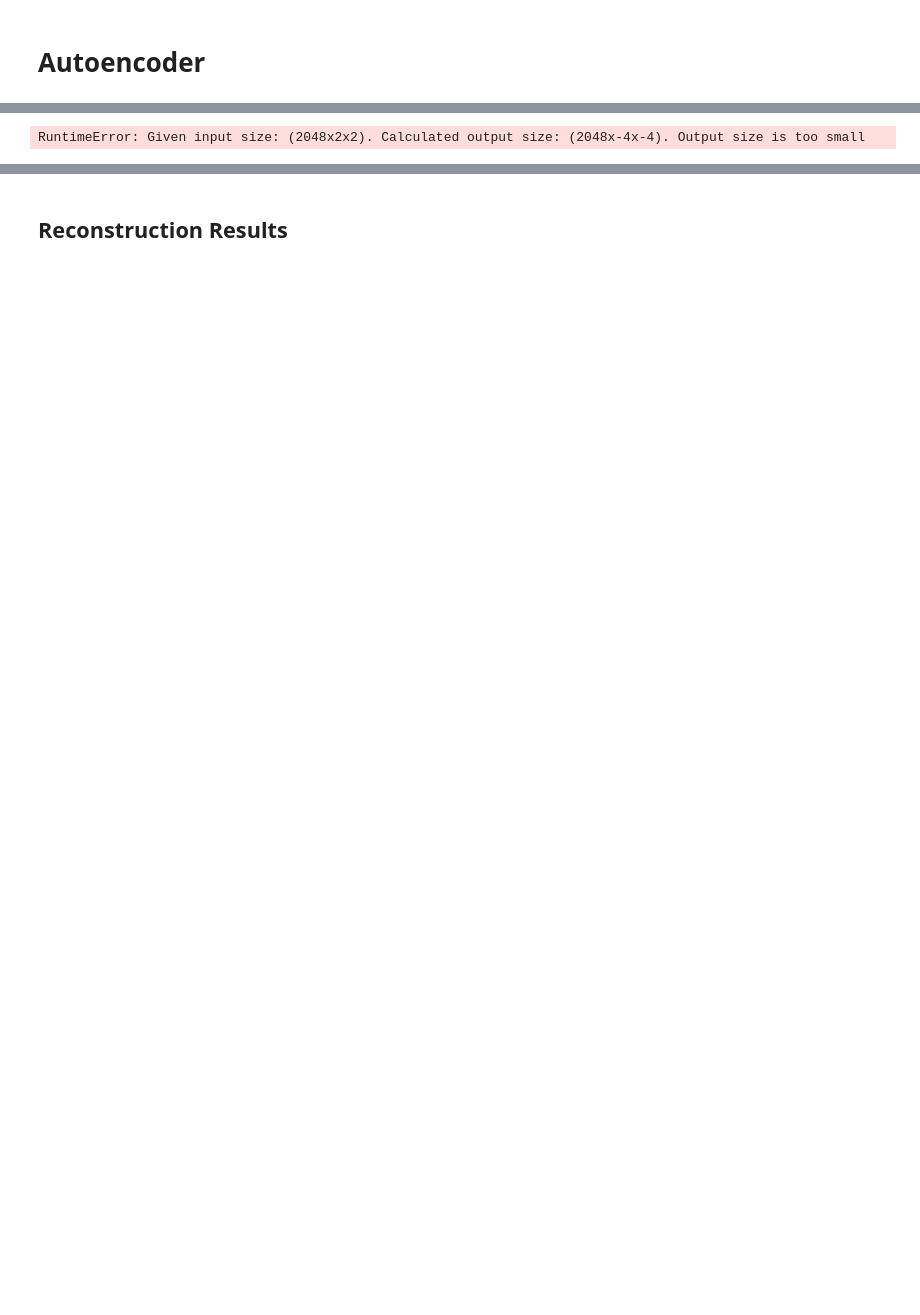
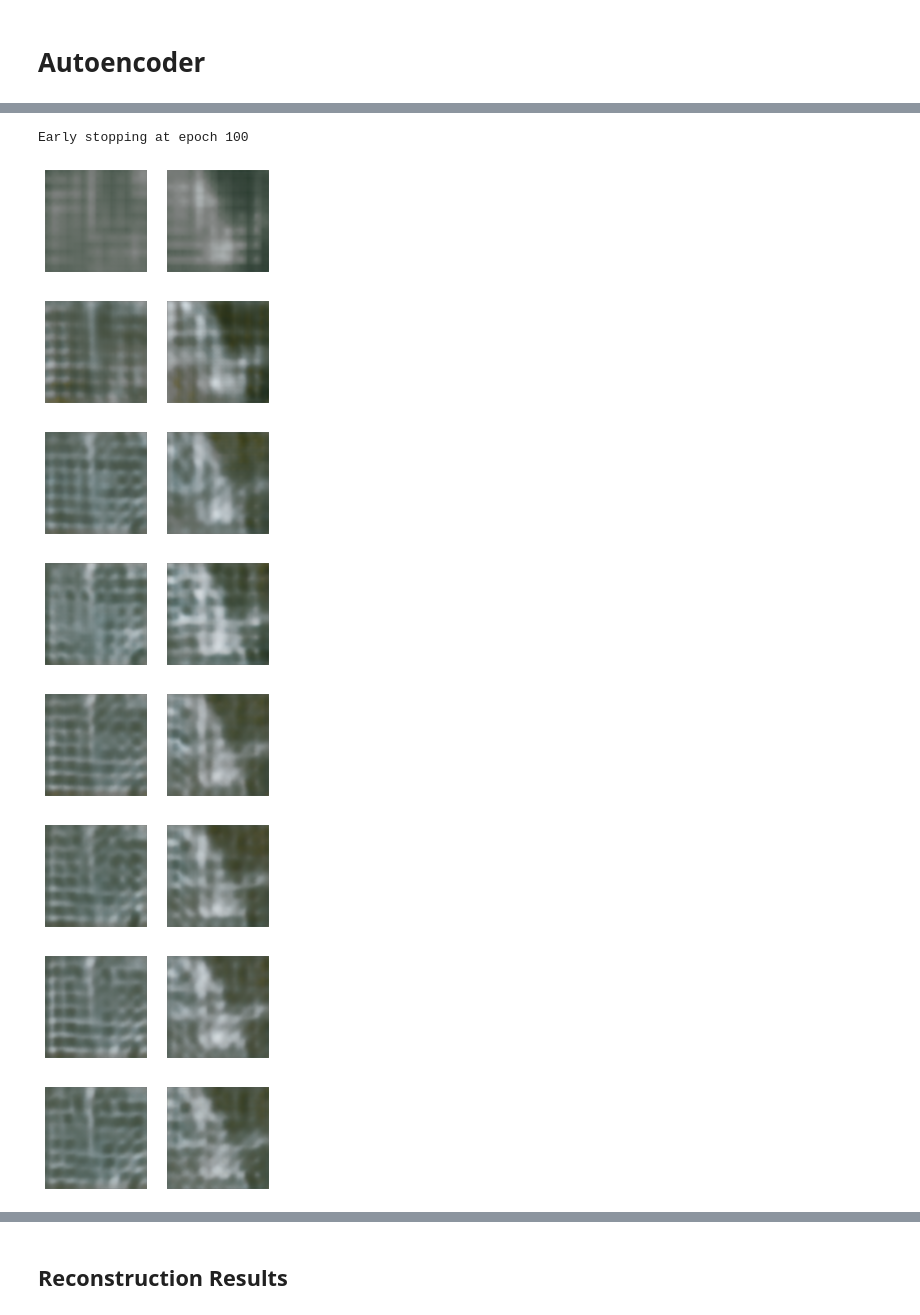
Before and after one commit to sunnyqywang/demand_image, a Jupyter notebook: M0_0_AE_ResNeXt_Train.ipynb, the cells around one changed output, grey strips where cells are left out. Cells and saved outputs as stored; diff of their text form; code cells hidden in the pictures; blank space fills up the shorter version.

```diff
--- a/M0_0_AE_ResNeXt_Train.ipynb
+++ b/M0_0_AE_ResNeXt_Train.ipynb
@@ -285 +188,13 @@ RuntimeError: Given input size: (2048x2x2). Calculated output size: (2048x-4x-4)
+# %%
+model_config = config['model_config']
+run_config = config['run_config']
+data_config = config['data_config']
+optim_config = config['optim_config']
+
+if args.loss_func == 'mse':
+    criterion = nn.MSELoss(reduction='mean')
+elif args.loss_func == 'cosh':
+    criterion = log_cosh_loss
+else:
+    print("Loss func error!")
 # %%
@@ -311,21 +210,52 @@ train_flag = True
 # %%
-start_epoch = 0
+ref1 = 0
+ref2 = 0
 
-for epoch in range(start_epoch,start_epoch+optim_config['epochs']):
+train_loss_list = []
+test_loss_list = []
+
+train_flag = True
+
+for epoch in range(optim_config['epochs']):
 
     loss_ = train(epoch, model, optimizer, criterion, train_loader, run_config,
          writer, device, logger=logger)
     train_loss_list.append(loss_)
 
-#     scheduler.step()
+    scheduler.step()
 
     test_loss_ = test(epoch, model, criterion, test_loader, run_config,
                     writer, device, logger, return_output=False)
     test_loss_list.append(test_loss_)
 
     if epoch % 5 == 0:
-        if epoch > 50:
-            if (np.abs(loss_ - ref1)/ref1<0.005) & (np.abs(loss_ - ref2)/ref2<0.005):
+        test_image_recon = test(epoch, model, criterion, test_loader, run_config,
+                                writer, device, logger, return_output=True)
+        if args.im_norm != 0:
+
+            if args.im_norm == 1:
+                if args.zoomlevel == 'zoom13':
+                    mean = [0.3733, 0.3991, 0.3711]
+                    std = [0.2173, 0.2055, 0.2143]
+                elif args.zoomlevel == 'zoom15':
+                    mean = [0.3816, 0.4169, 0.3868]
+                    std = [0.1960, 0.1848, 0.2052]
+
+            elif args.im_norm == 2:
+                mean = [0.5,0.5,0.5]
+                std = [0.5,0.5,0.5]
+
+            test_image_recon = util_image.inverse_transform(test_image_recon, mean, std)
+
+        fig, ax = plt.subplots(1, 2, figsize=(4,2))
+        ax[0].imshow(test_image_recon[0,:,:,:].permute(1,2,0).detach().cpu().numpy())
+        ax[0].axis('off')
+        ax[1].imshow(test_image_recon[9,:,:,:].permute(1,2,0).detach().cpu().numpy())
+        ax[1].axis('off')
+        fig.savefig(out_dir+'AE_Recon/'+str(epoch)+".png", bbox_inches='tight')
+
+        if epoch > 30:
+            if (np.abs(loss_ - ref1)/ref1<0.001) & (np.abs(loss_ - ref2)/ref2<0.001):
                 print("Early stopping at epoch", epoch)
                 break
             if (ref1 < loss_) & (ref1 < ref2):
@@ -351,21 +281,20 @@ for epoch in range(start_epoch,start_epoch+optim_config['epochs']):
                 'train_loss': best,
                 'test_loss': best_test,
                 'config': config},
-                model_dir+"AE_"+zoomlevel+"_"+str(model_config['output_dim']**2*2048)+"_"+str(v2)+"_"+
-                       str(model_run_date)+"_"+str(epoch)+".pt")
+                model_dir+"Autoencoder/"+args.loss_func+"_"+args.zoomlevel+"_"+str(model_config['latent_dim'])+"_"+str(args.image_size)+"_"+str(int(args.im_norm))+"_"+str(args.model_run_date)+"_"+str(epoch)+".pt")
 
 if config['run_config']['save']:
-    files = glob.glob(model_dir+"AE_"+zoomlevel+"_"+str(model_config['output_dim']**2*2048)+"_"+str(v2)+"_"+
-                          str(model_run_date)+"_*.pt")
+    files = glob.glob(model_dir+"Autoencoder/"+args.loss_func+"_"+args.zoomlevel+"_"+str(model_config['latent_dim'])+"_"+str(args.image_size)+"_"+str(int(args.im_norm))+"_"+str(args.model_run_date)+"_*.pt")
+
     for f in files:
         e = int(f.split("_")[-1].split(".")[0])
         if e != best_epoch:
             os.remove(f)
 
-#     with open(out_dir+"AE_train.csv", "a") as f:
-#         f.write("%s,%s,%s,%.2E,%.2E,%d,%.4f,%.4f,%d\n" % (v2, model_run_date, sampling, lr, wd, best_epoch, best, best_test, train_flag))
 
-if run_config['tensorboard']:
-    outpath = os.path.join(outdir, 'all_scalars.json')
-    writer.export_scalars_to_json(outpath)
+with open(out_dir+"AE_tries.csv", "a") as f:
+    f.write("%s,%s,%d,%d,%d,%.2E,%.2E,%d,%.4f,%.4f,%d,%s,%s\n" %
+            (args.model_run_date, args.zoomlevel, model_config['latent_dim'], args.image_size,
+             args.im_norm, args.base_lr, args.weight_decay, best_epoch, best, best_test, train_flag,
+             args.loss_func, args.model_arch))
 # %% [output]
@@ -373 +318,9 @@ if run_config['tensorboard']:
-RuntimeError: Given input size: (2048x2x2). Calculated output size: (2048x-4x-4). Output size is too small
+Early stopping at epoch 100
+[figure, added]
+[figure, added]
+[figure, added]
+[figure, added]
+[figure, added]
+[figure, added]
+[figure, added]
+[figure, added]
```
Also changed, not shown: parts of 41 cells of this notebook, 27 other files.
